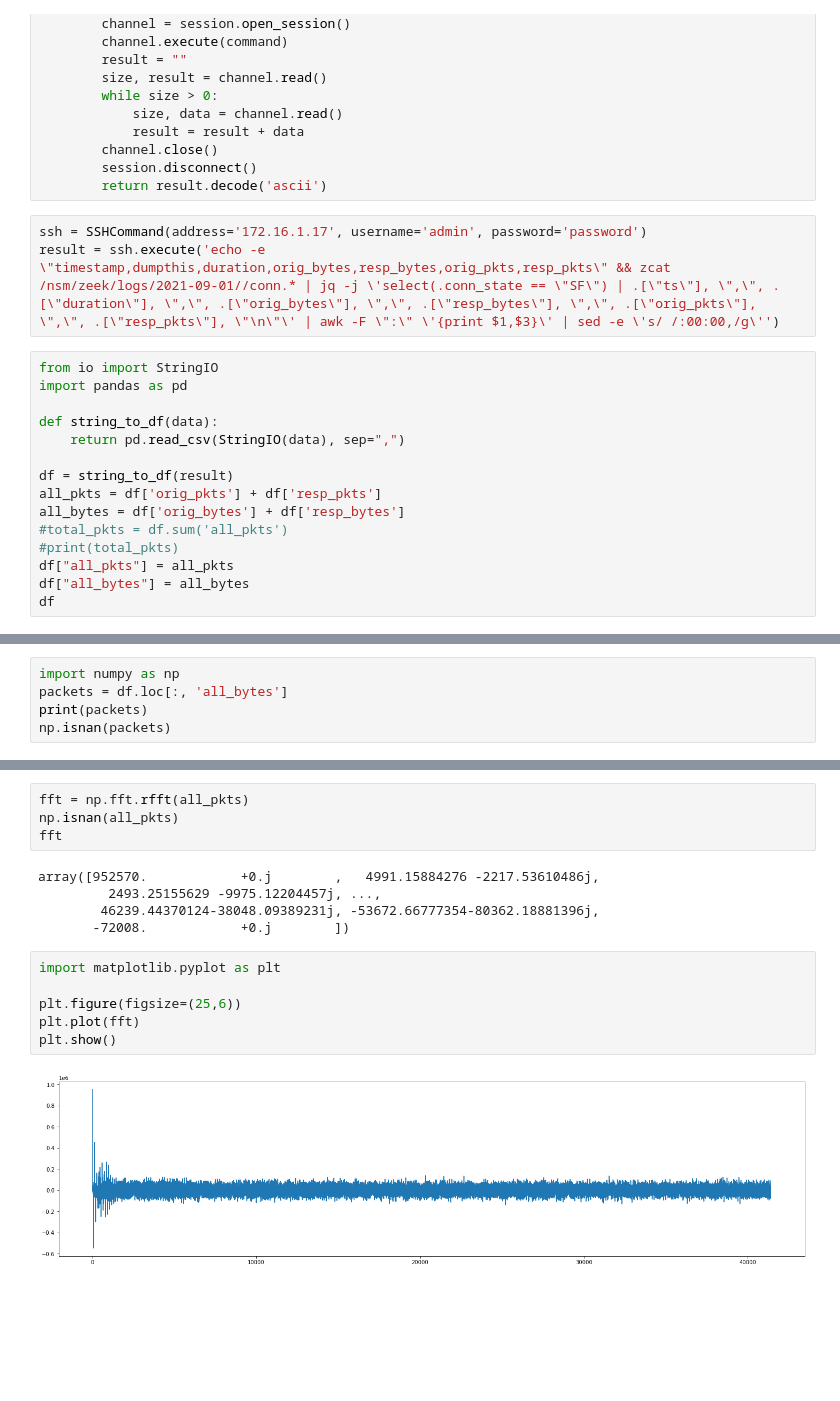
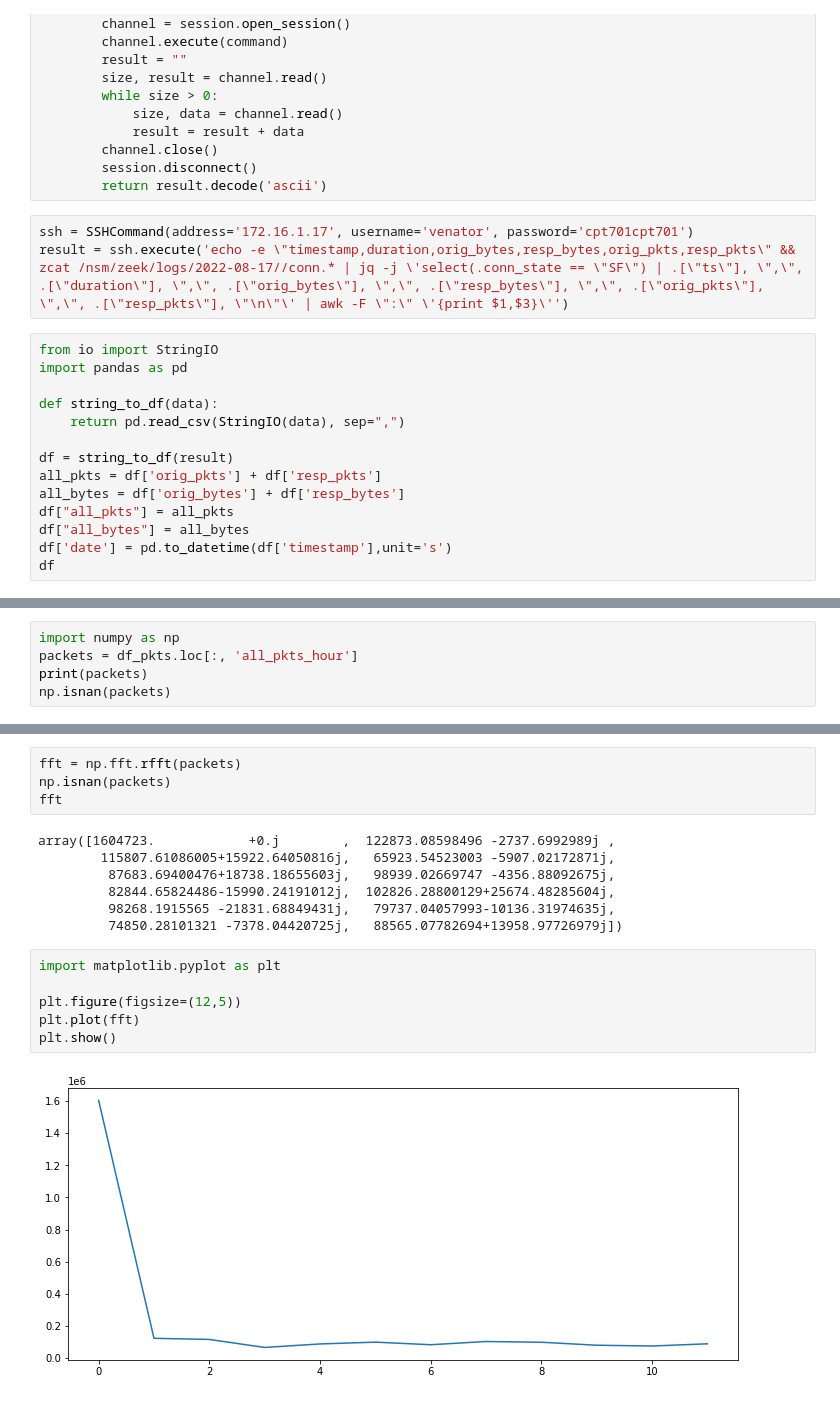
Before and after one commit to threathunternotebook/python-scripts, a Jupyter notebook: zeek_beacon.ipynb, the cells around one changed output, grey strips where cells are left out. Saved outputs shown, nothing was run; the diff lists cells and outputs as text; blank space fills up the shorter version.

```diff
--- a/zeek_beacon.ipynb
+++ b/zeek_beacon.ipynb
@@ -30,8 +30,8 @@ class SSHCommand:
         session.disconnect()
         return result.decode('ascii')
 # %%
-ssh = SSHCommand(address='172.16.1.17', username='admin', password='password')
-result = ssh.execute('echo -e \"timestamp,dumpthis,duration,orig_bytes,resp_bytes,orig_pkts,resp_pkts\" && zcat /nsm/zeek/logs/2021-09-01//conn.* | jq -j \'select(.conn_state == \"SF\") | .[\"ts\"], \",\", .[\"duration\"], \",\", .[\"orig_bytes\"], \",\", .[\"resp_bytes\"], \",\", .[\"orig_pkts\"], \",\", .[\"resp_pkts\"], \"\n\"\' | awk -F \":\" \'{print $1,$3}\' | sed -e \'s/ /:00:00,/g\'')
+ssh = SSHCommand(address='172.16.1.17', username='venator', password='cpt701cpt701')
+result = ssh.execute('echo -e \"timestamp,duration,orig_bytes,resp_bytes,orig_pkts,resp_pkts\" && zcat /nsm/zeek/logs/2022-08-17//conn.* | jq -j \'select(.conn_state == \"SF\") | .[\"ts\"], \",\", .[\"duration\"], \",\", .[\"orig_bytes\"], \",\", .[\"resp_bytes\"], \",\", .[\"orig_pkts\"], \",\", .[\"resp_pkts\"], \"\n\"\' | awk -F \":\" \'{print $1,$3}\'')
 # %%
 from io import StringIO
 import pandas as pd
@@ -42,9 +42,8 @@ def string_to_df(data):
 df = string_to_df(result)
 all_pkts = df['orig_pkts'] + df['resp_pkts']
 all_bytes = df['orig_bytes'] + df['resp_bytes']
-#total_pkts = df.sum('all_pkts')
-#print(total_pkts)
 df["all_pkts"] = all_pkts
 df["all_bytes"] = all_bytes
+df['date'] = pd.to_datetime(df['timestamp'],unit='s')
 df
 # %% [output]
@@ -74,6 +134,6 @@ df.plot(x="timestamp", y="all_bytes", kind="scatter", logy=True, use_index=False
 # %%
 import numpy as np
-packets = df.loc[:, 'all_bytes']
+packets = df_pkts.loc[:, 'all_pkts_hour']
 print(packets)
 np.isnan(packets)
 # %% [output]
@@ -104,17 +174,19 @@ Name: all_bytes, Length: 82808, dtype: bool
 # %%
-fft = np.fft.rfft(all_pkts)
-np.isnan(all_pkts)
+fft = np.fft.rfft(packets)
+np.isnan(packets)
 fft
 # %% [output]
-array([952570.            +0.j        ,   4991.15884276 -2217.53610486j,
-         2493.25155629 -9975.12204457j, ...,
-        46239.44370124-38048.09389231j, -53672.66777354-80362.18881396j,
-       -72008.            +0.j        ])
+array([1604723.            +0.j        ,  122873.08598496 -2737.6992989j ,
+        115807.61086005+15922.64050816j,   65923.54523003 -5907.02172871j,
+         87683.69400476+18738.18655603j,   98939.02669747 -4356.88092675j,
+         82844.65824486-15990.24191012j,  102826.28800129+25674.48285604j,
+         98268.1915565 -21831.68849431j,   79737.04057993-10136.31974635j,
+         74850.28101321 -7378.04420725j,   88565.07782694+13958.97726979j])
 # %%
 import matplotlib.pyplot as plt
 
-plt.figure(figsize=(25,6))
+plt.figure(figsize=(12,5))
 plt.plot(fft)
 plt.show()
 # %% [output]
-[figure, old version]
+[figure, new version]
```
Also changed, not shown: parts of 10 cells of this notebook.
